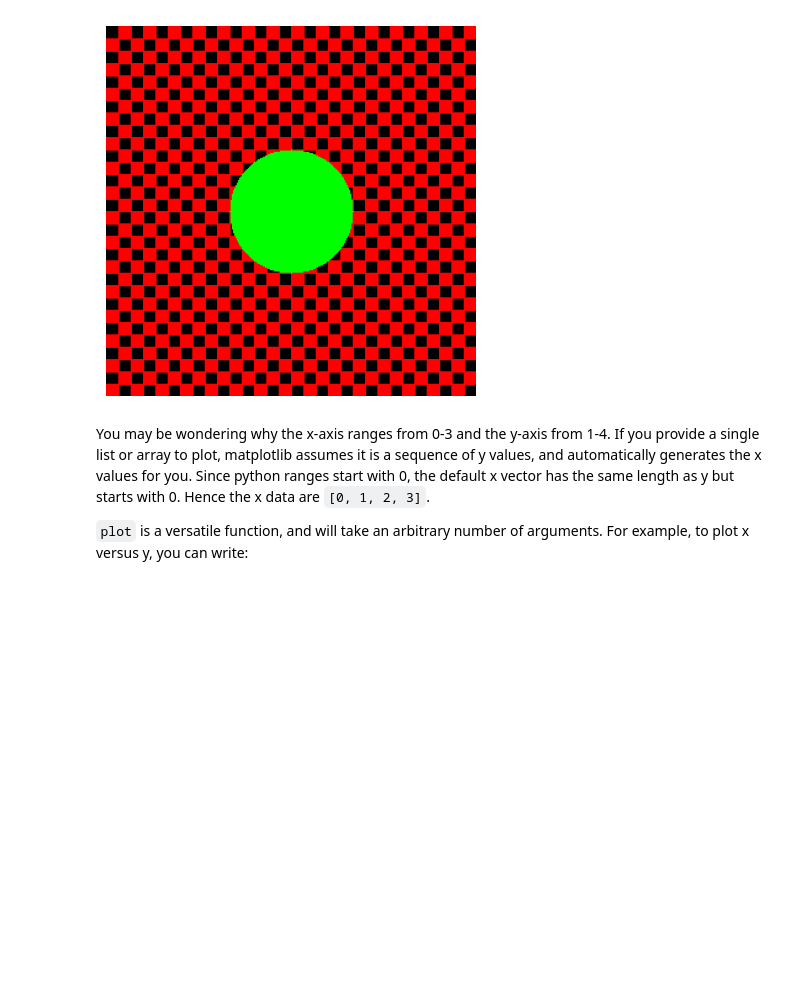
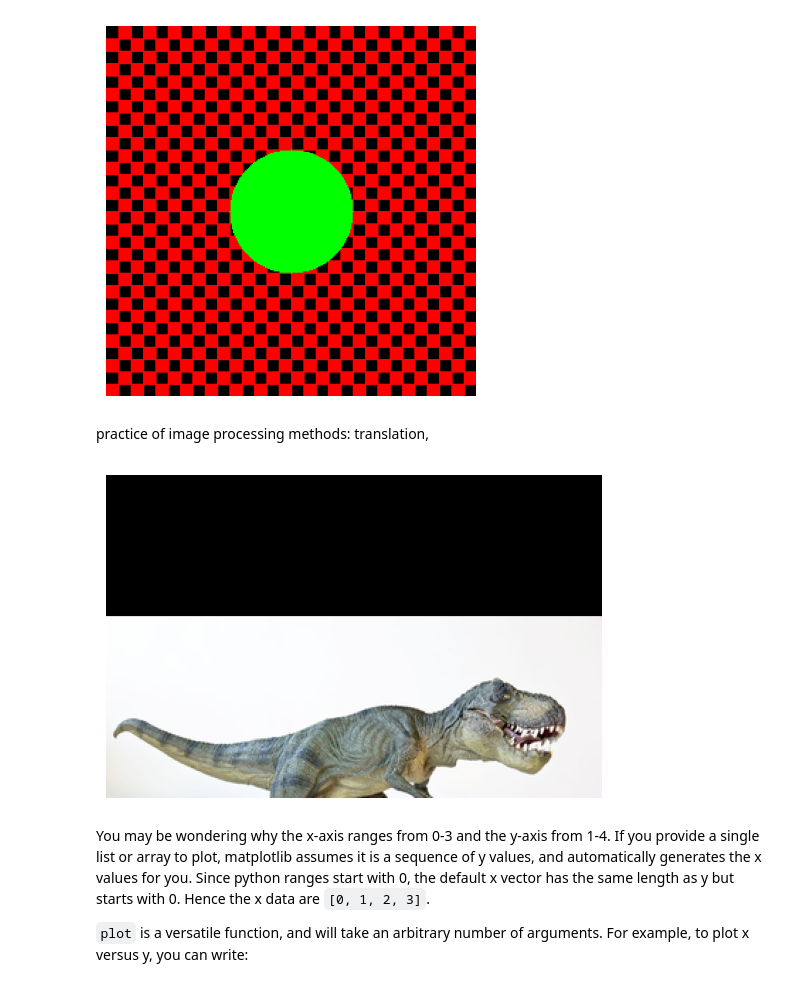
Before and after one commit to hmpippo/Computer-Vision-with-Machine-Learning-Practice, a Jupyter notebook: notebooks/matplotlib.ipynb, the cells around one changed output. Cells and saved outputs as stored; diff of their text form; code cells hidden in the pictures; blank space fills up the shorter version.

```diff
--- a/notebooks/matplotlib.ipynb
+++ b/notebooks/matplotlib.ipynb
@@ -94,6 +94,24 @@ plt.imshow(cv2.cvtColor(canvas, cv2.COLOR_BGR2RGB))
 plt.show()
 # %% [output]
 [figure]
+# %% [markdown]
+practice of image processing methods: translation,
+# %%
+import numpy as np
+import cv2
+import matplotlib.pyplot as plt
+from lib import imutils
+
+image = cv2.imread("../data/trex.png")
+# M = np.float32([[1, 0, 25], [0, 1, 50]])
+# shifted = cv2.warpAffine(image, M, (image.shape[1], image.shape[0]))
+shifted = imutils.translate(image, 0, 100)
+
+plt.axis("off")
+plt.imshow(cv2.cvtColor(shifted, cv2.COLOR_BGR2RGB))
+plt.show()
+# %% [output]
+[figure, added]
 # %% [markdown]
 You may be wondering why the x-axis ranges from 0-3 and the y-axis from 1-4. If you provide a single list or array to plot, matplotlib assumes it is a sequence of y values, and automatically generates the x values for you. Since python ranges start with 0, the default x vector has the same length as y but starts with 0. Hence the x data are `[0, 1, 2, 3]`.
 
```
Also changed, not shown: 2 other files.
